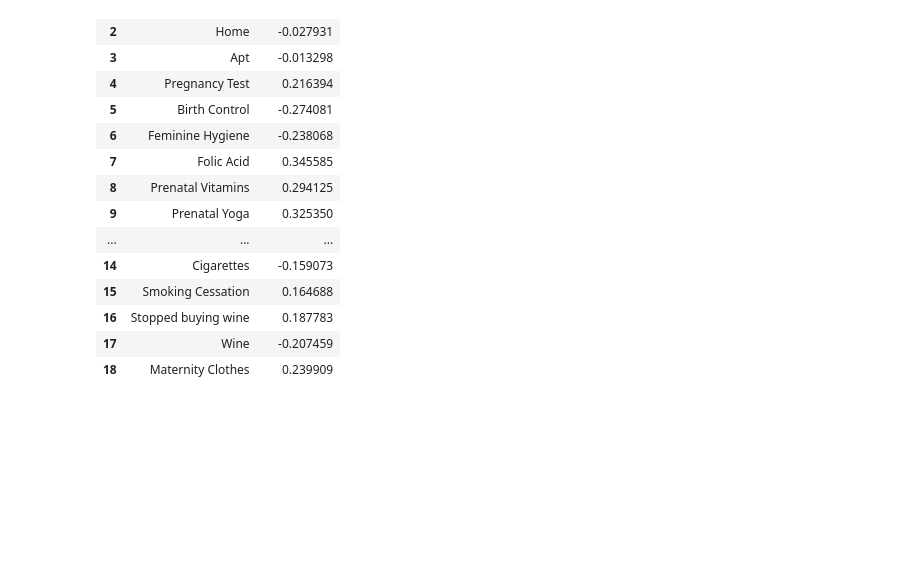
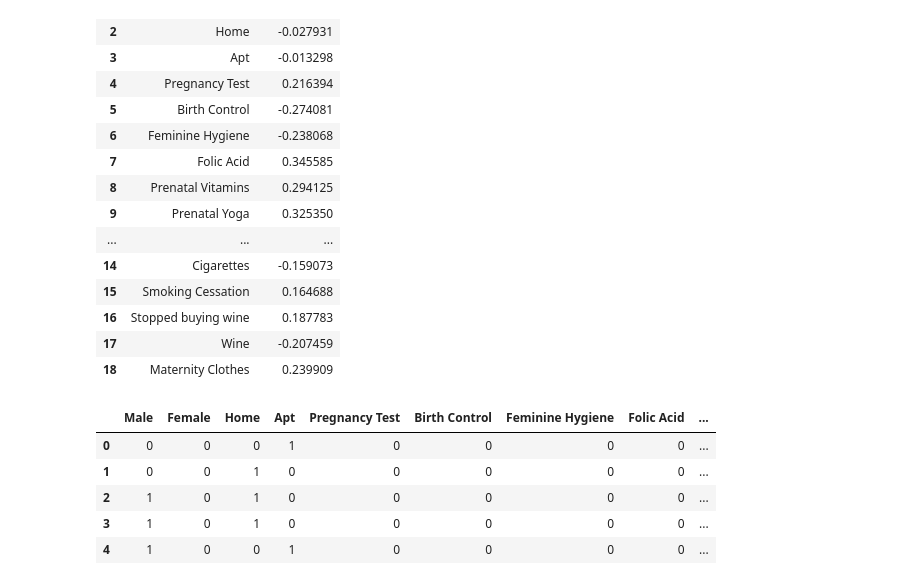
Before and after one commit to davidkrauza/business-analytics, a Jupyter notebook: unit-06/python/Unit-06-python-unit-04.ipynb, the cells around one changed output. Drawn from its saved outputs; the diff is of its cells as text; code cells hidden in the pictures; blank space fills up the shorter version.

```diff
--- a/unit-06/python/Unit-06-python-unit-04.ipynb
+++ b/unit-06/python/Unit-06-python-unit-04.ipynb
@@ -298,3 +298,18 @@ pd.DataFrame(list(zip(X_df.columns, lm.coef_)), columns=['features', 'coefficien
 | 16 | Stopped buying wine | 0.187783 |
 | 17 | Wine | -0.207459 |
 | 18 | Maternity Clothes | 0.239909 |
+# %%
+df_test = pd.read_excel('input/RetailMart.xlsx', sheetname = 6)
+df_test.drop('Unnamed: 19', axis=1, inplace=True)
+df_test.drop('PREGNANT', axis=1, inplace=True)
+df_test.drop('Linear Prediction', axis=1, inplace=True)
+df_test.drop('Probability', axis=1, inplace=True)
+df_test.drop('Logistic Regression -- Linear Comb.', axis=1, inplace=True)
+df_test.head()
+# %% [output]
+|  | Male | Female | Home | Apt | Pregnancy Test | Birth Control | Feminine Hygiene | Folic Acid | ... |
+| 0 | 0 | 0 | 0 | 1 | 0 | 0 | 0 | 0 | ... |
+| 1 | 0 | 0 | 1 | 0 | 0 | 0 | 0 | 0 | ... |
+| 2 | 1 | 0 | 1 | 0 | 0 | 0 | 0 | 0 | ... |
+| 3 | 1 | 0 | 1 | 0 | 0 | 0 | 0 | 0 | ... |
+| 4 | 1 | 0 | 0 | 1 | 0 | 0 | 0 | 0 | ... |
```
Also changed, not shown: parts of 2 cells of this notebook.
